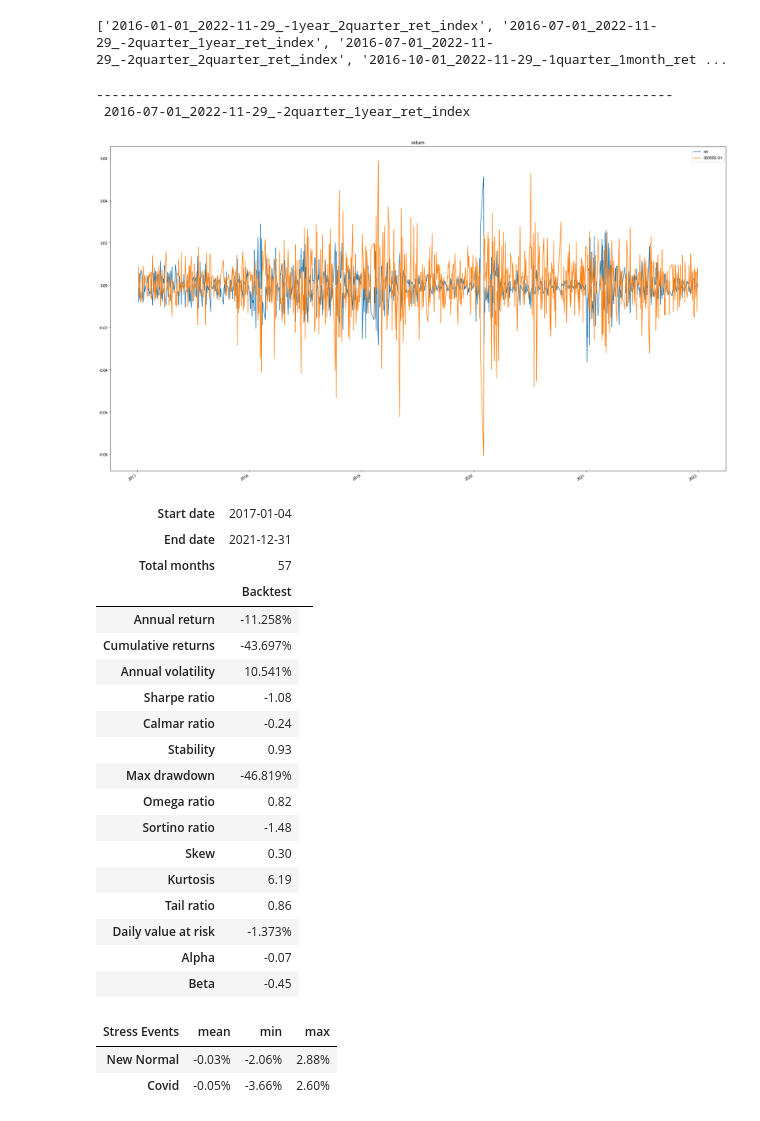
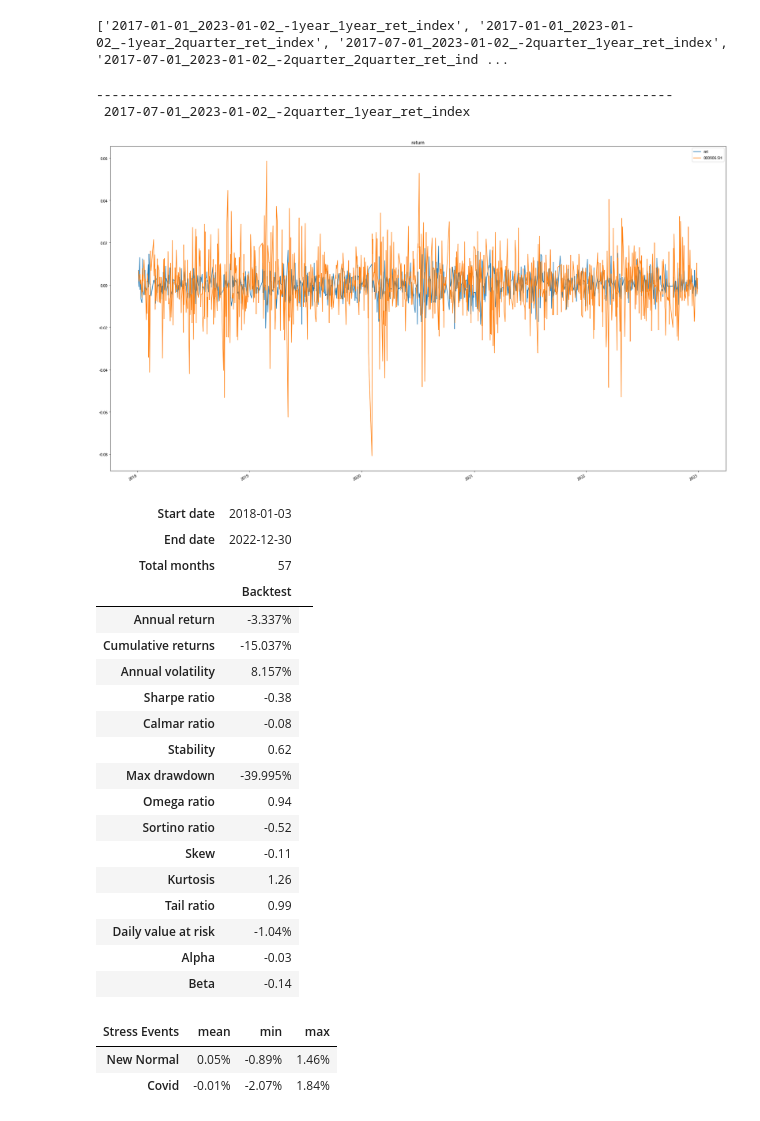
Before and after one commit to lucysusan/pt_2302, a Jupyter notebook: output_evaluate/evaluate_q2_y1.ipynb, the cells around one changed output. Cells and saved outputs as stored; diff of their text form; code cells hidden in the pictures.

```diff
--- a/output_evaluate/evaluate_q2_y1.ipynb
+++ b/output_evaluate/evaluate_q2_y1.ipynb
@@ -10,44 +10,44 @@ plt.rcParams['axes.unicode_minus'] = False
 plt.rcParams['font.sans-serif'] = ['Microsoft YaHei']
 
 index_sid = '000906.SH'
-data_folder = '../OUT_DATA/'
+data_folder = '../OUT_DATA/0301/'
 file_list = os.listdir(data_folder)
 
-print(file_pkl := [f for f in file_list if not f.endswith('.csv')])
+print(file_pkl := [f for f in file_list if f.endswith('ret_index')])
+file = [f for f in file_pkl if '2quarter_1year' in f][0]
 # %% [output]
-['2016-01-01_2022-11-29_-1year_2quarter_ret_index', '2016-07-01_2022-11-29_-2quarter_1year_ret_index', '2016-07-01_2022-11-29_-2quarter_2quarter_ret_index', '2016-10-01_2022-11-29_-1quarter_1month_ret ...
+['2017-01-01_2023-01-02_-1year_1year_ret_index', '2017-01-01_2023-01-02_-1year_2quarter_ret_index', '2017-07-01_2023-01-02_-2quarter_1year_ret_index', '2017-07-01_2023-01-02_-2quarter_2quarter_ret_ind ...
 # %%
-file = '2016-07-01_2022-11-29_-2quarter_1year_ret_index'
 
 print('\n\n--------------------------------------------------------------------------\n', file)
 data = pd.read_pickle(data_folder + file)
 data.plot(figsize=(30, 18))
 plt.title('return')
 plt.show()
 pf.create_full_tear_sheet(data['ret'], benchmark_rets=data[index_sid])
 # %% [output]
 --------------------------------------------------------------------------
- 2016-07-01_2022-11-29_-2quarter_1year_ret_index
+ 2017-07-01_2023-01-02_-2quarter_1year_ret_index
-[figure, old version]
+[figure, new version]
-| Start date | 2017-01-04 |  |
-| End date | 2021-12-31 |  |
+| Start date | 2018-01-03 |  |
+| End date | 2022-12-30 |  |
 | Total months | 57 |  |
 |  | Backtest |
-| Annual return | -11.258% |
-| Cumulative returns | -43.697% |
-| Annual volatility | 10.541% |
-| Sharpe ratio | -1.08 |
-| Calmar ratio | -0.24 |
-| Stability | 0.93 |
-| Max drawdown | -46.819% |
-| Omega ratio | 0.82 |
-| Sortino ratio | -1.48 |
-| Skew | 0.30 |
-| Kurtosis | 6.19 |
-| Tail ratio | 0.86 |
-| Daily value at risk | -1.373% |
-| Alpha | -0.07 |
-| Beta | -0.45 |
+| Annual return | -3.337% |
+| Cumulative returns | -15.037% |
+| Annual volatility | 8.157% |
+| Sharpe ratio | -0.38 |
+| Calmar ratio | -0.08 |
+| Stability | 0.62 |
+| Max drawdown | -39.995% |
+| Omega ratio | 0.94 |
+| Sortino ratio | -0.52 |
+| Skew | -0.11 |
+| Kurtosis | 1.26 |
+| Tail ratio | 0.99 |
+| Daily value at risk | -1.04% |
+| Alpha | -0.03 |
+| Beta | -0.14 |
 | Stress Events | mean | min | max |
-| New Normal | -0.03% | -2.06% | 2.88% |
-| Covid | -0.05% | -3.66% | 2.60% |
+| New Normal | 0.05% | -0.89% | 1.46% |
+| Covid | -0.01% | -2.07% | 1.84% |
```
Also changed, not shown: parts of 1 cell of this notebook, 9 other files.
